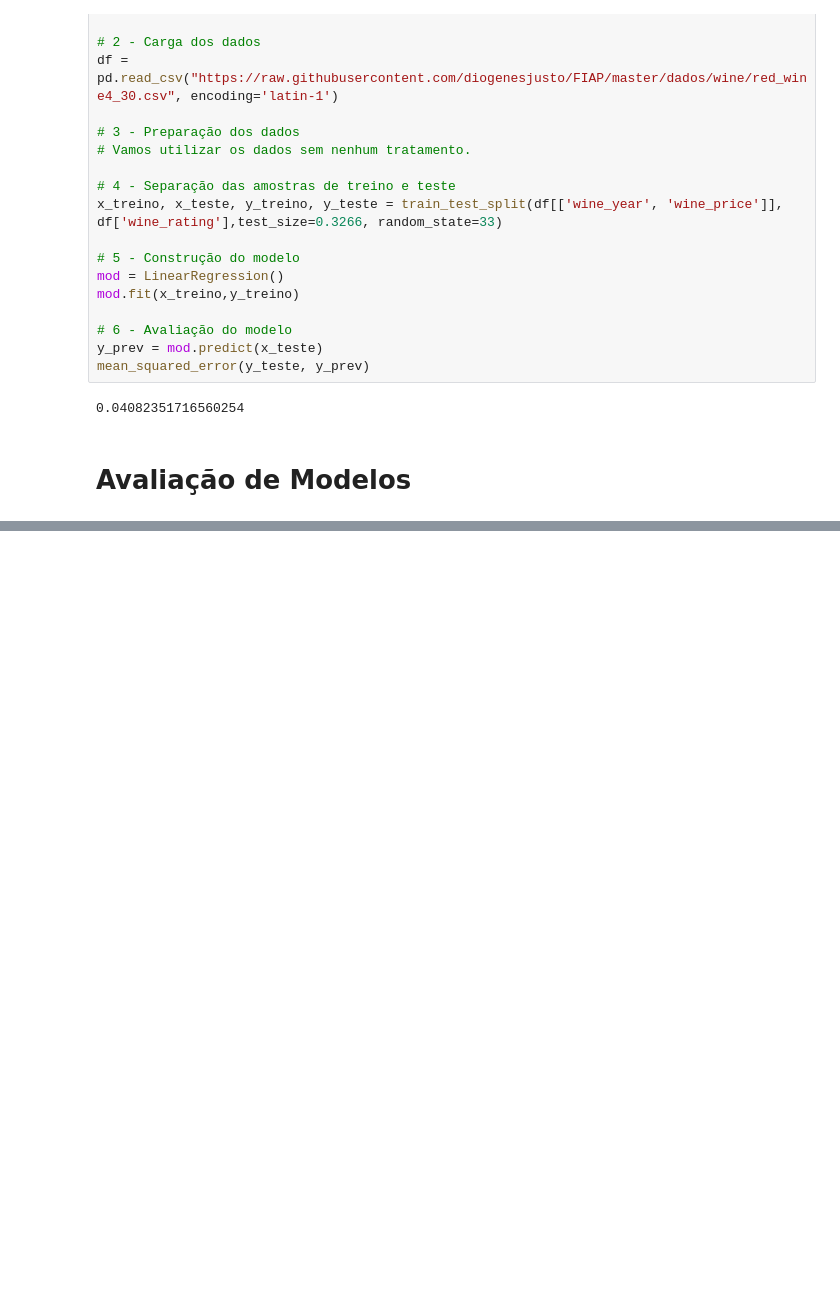
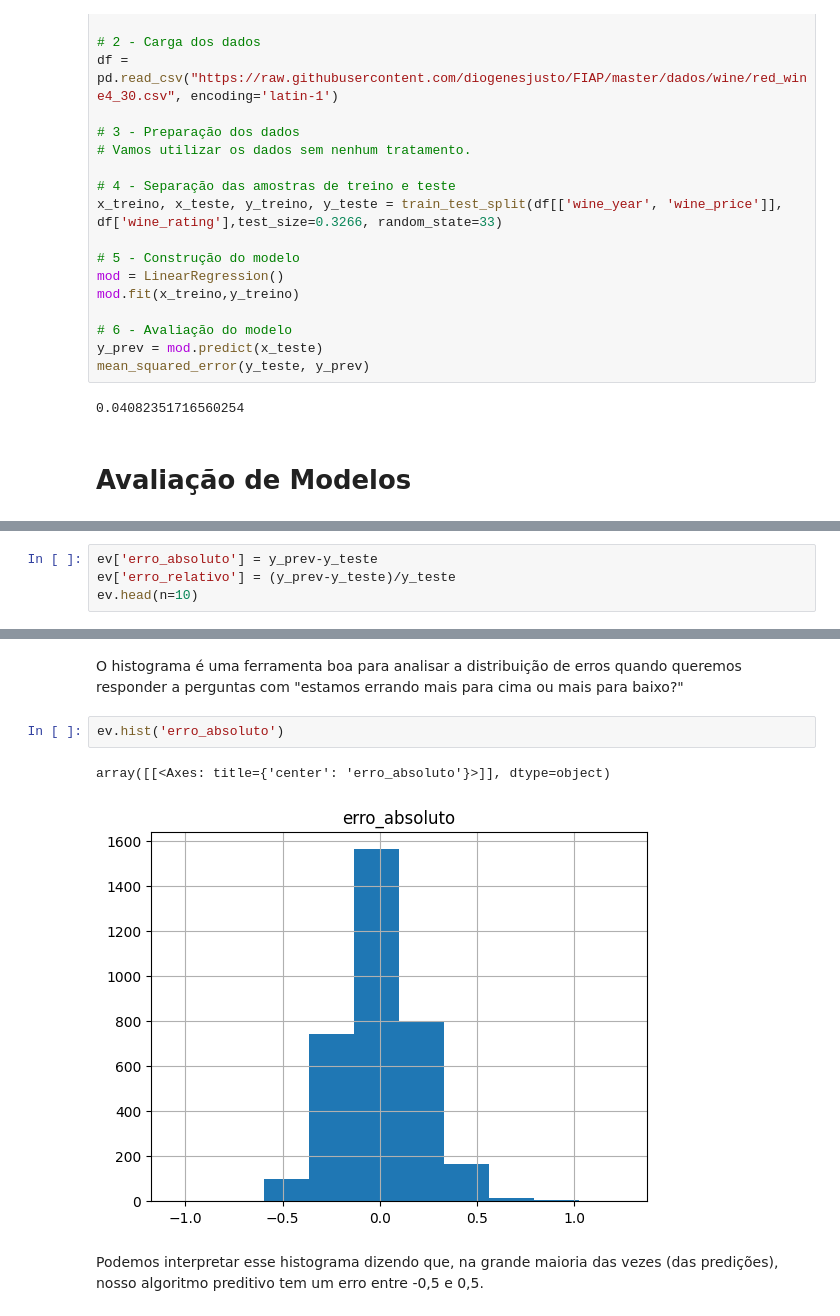
Before and after one commit to CarolineAndradeR/Data-Science, a Jupyter notebook: Modelagem_Preditiva.ipynb, the cells around one changed output, grey strips where cells are left out. Saved outputs shown, nothing was run; the diff lists cells and outputs as text; blank space fills up the shorter version.

```diff
--- a/Modelagem_Preditiva.ipynb
+++ b/Modelagem_Preditiva.ipynb
@@ -90,0 +119,4 @@ A previsão é "boa"  quando acertamos, e “ruim”, quando erramos. Mas a resp
+# %%
+ev['erro_absoluto'] = y_prev-y_teste
+ev['erro_relativo'] = (y_prev-y_teste)/y_teste
+ev.head(n=10)
@@ -90,0 +135,9 @@ A previsão é "boa"  quando acertamos, e “ruim”, quando erramos. Mas a resp
+# %% [markdown]
+O histograma é uma ferramenta boa para analisar a distribuição de erros quando queremos responder a perguntas com "estamos errando mais para cima ou mais para baixo?"
+# %%
+ev.hist('erro_absoluto')
+# %% [output]
+array([[<Axes: title={'center': 'erro_absoluto'}>]], dtype=object)
+[figure, added]
+# %% [markdown]
+Podemos interpretar esse histograma dizendo que, na grande maioria das vezes (das predições), nosso algoritmo preditivo tem um erro entre -0,5 e 0,5.
```
Also changed, not shown: parts of 15 cells of this notebook.
